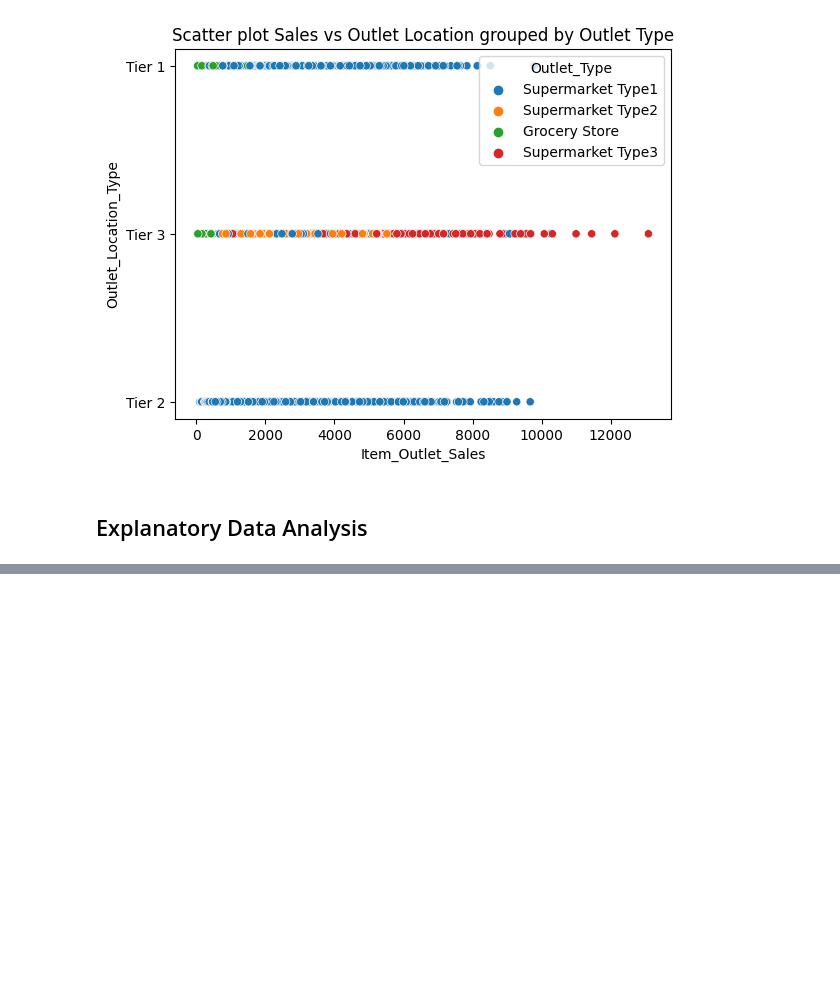
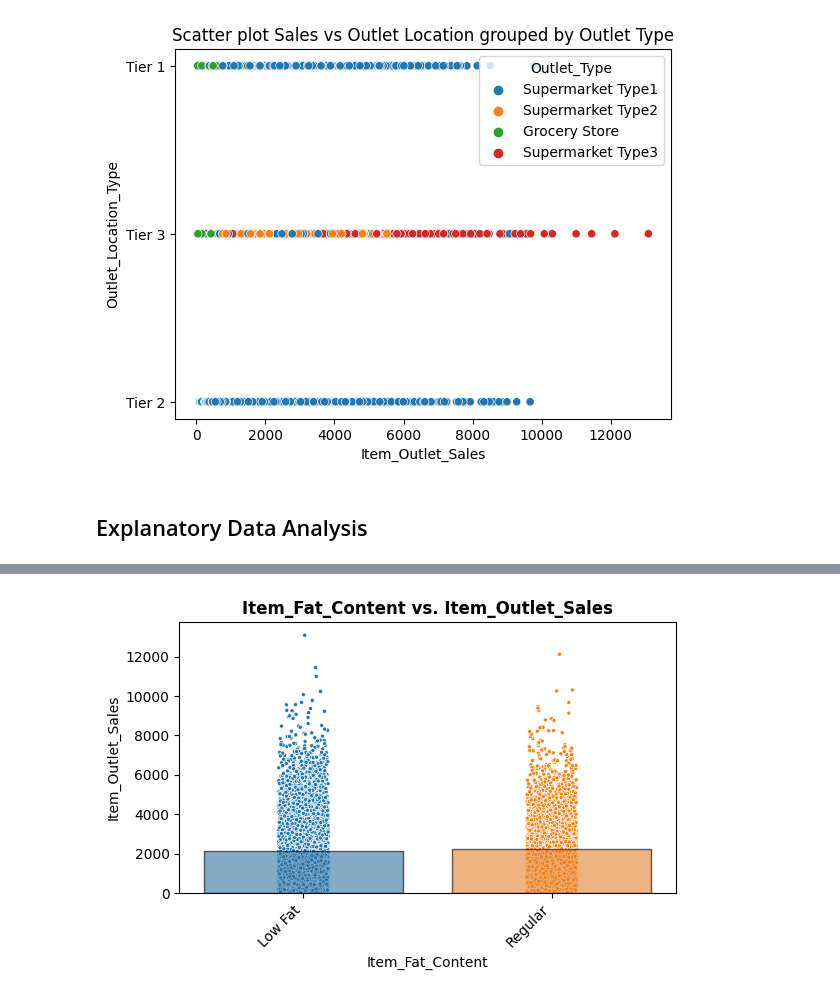
Before and after one commit to Desh86/Prediction-of-Product-Sales, a Jupyter notebook: Untitled2.ipynb, the cells around one changed output, grey strips where cells are left out. Cells and saved outputs as stored; diff of their text form; code cells hidden in the pictures; blank space fills up the shorter version.

```diff
--- a/Untitled2.ipynb
+++ b/Untitled2.ipynb
@@ -349,0 +721,5 @@ Text(0.5, 1.0, 'Scatter plot Sales vs Outlet Location grouped by Outlet Type')
+# %%
+# Run the appropriate feature vs. target function (based on dtype)
+plot_categorical_vs_target(df, feature, 'Item_Outlet_Sales');
+# %% [output]
+[figure, added]
```
Also changed, not shown: parts of 47 cells of this notebook.
